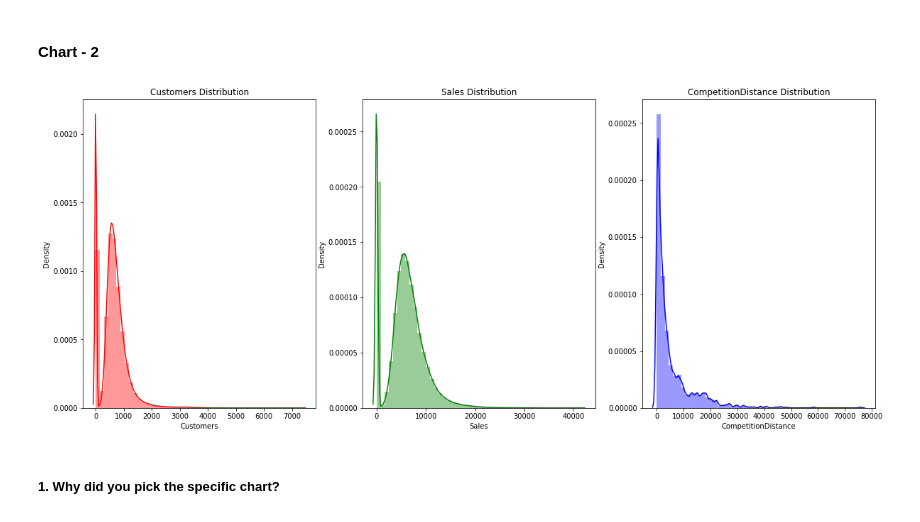
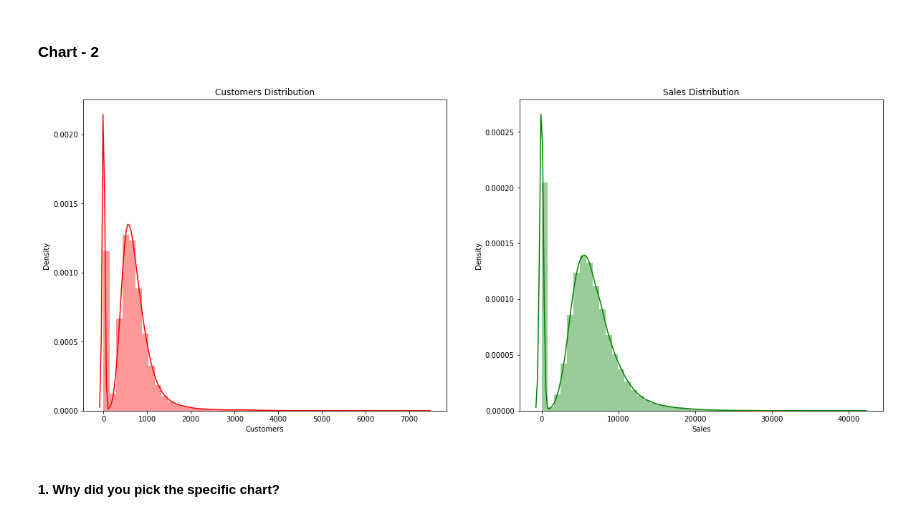
Before and after one commit to Ashif-khan033/Retail_Sales_Prediction, a Jupyter notebook: Retail_Sales_Prediction.ipynb, the cells around one changed output. Cells and saved outputs as stored; diff of their text form; code cells hidden in the pictures.

```diff
--- a/Retail_Sales_Prediction.ipynb
+++ b/Retail_Sales_Prediction.ipynb
@@ -736,15 +736,15 @@ Index(['Store', 'DayOfWeek', 'Date', 'Sales', 'Customers', 'Open', 'Promo',
 #### Chart - 2
 # %%
 # Chart - 2 visualization code
-cont = ['Customers','Sales',"CompetitionDistance"]
+cont = ['Customers','Sales']
 colors = ['red', 'green', 'blue']
 fig, axs = plt.subplots(1, len(cont), figsize = (20, 8))
 for c in range(len(cont)):
     sns.distplot(df[cont[c]], color = colors[c], ax = axs[c])
     axs[c].set_title(f'{cont[c]} Distribution')
 plt.show()
 # %% [output]
-[figure, old version]
+[figure, new version]
 # %% [markdown]
 ##### 1. Why did you pick the specific chart?
 # %% [markdown]
```
Also changed, not shown: parts of 76 cells of this notebook.
